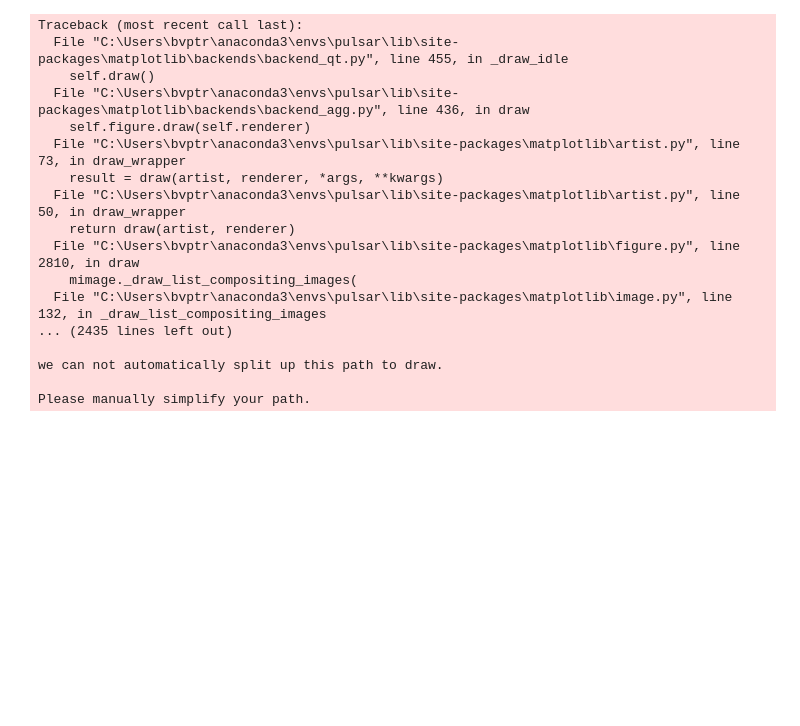
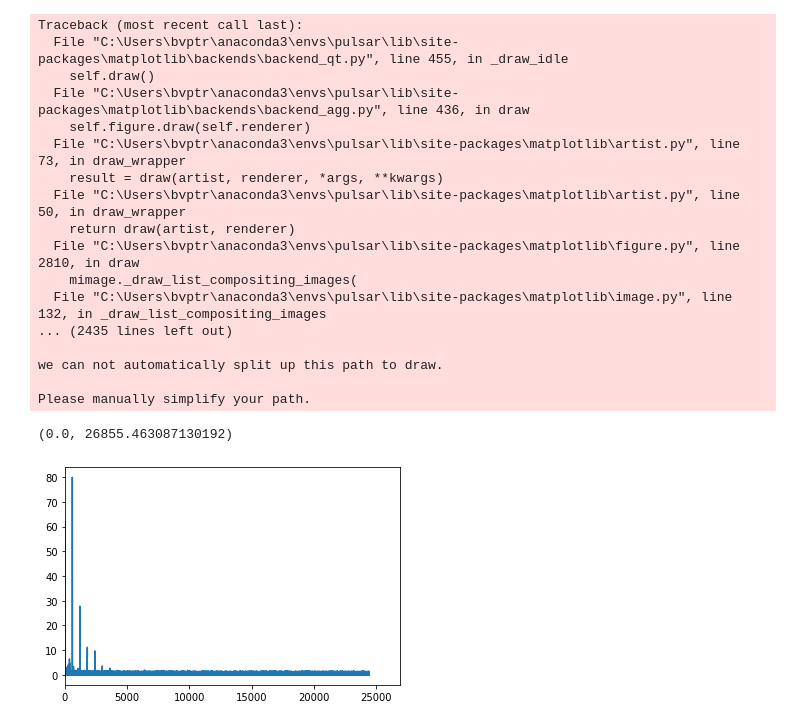
Before and after one commit to Yousousen/pulsar_analysis, a Jupyter notebook: scripts/loading_pulsar_data Eleni.ipynb, the cells around one changed output. Cells and saved outputs as stored; diff of their text form; code cells hidden in the pictures; blank space fills up the shorter version.

```diff
--- a/scripts/loading_pulsar_data Eleni.ipynb
+++ b/scripts/loading_pulsar_data Eleni.ipynb
@@ -149,3 +153,6 @@ Traceback (most recent call last):
 we can not automatically split up this path to draw.
 
 Please manually simplify your path.
+# %%
+frequencies  = np.fft.fftfreq(nbins, dt)[1:]
+transform_abs = np.abs( np.fft.fft(data_dict['L83029_SAP0_BEAM0_DM39.66.dat']) / len(data_dict['L83029_SAP0_BEAM0_DM39.66.dat']) )[1:]
@@ -151,0 +162,6 @@ Please manually simplify your path.
+# %%
+plt.plot(frequencies, transform_abs)
+plt.xlim(0)
+# %% [output]
+(0.0, 26855.463087130192)
+[figure, added]
```
Also changed, not shown: parts of 5 cells of this notebook, 1 other file.
